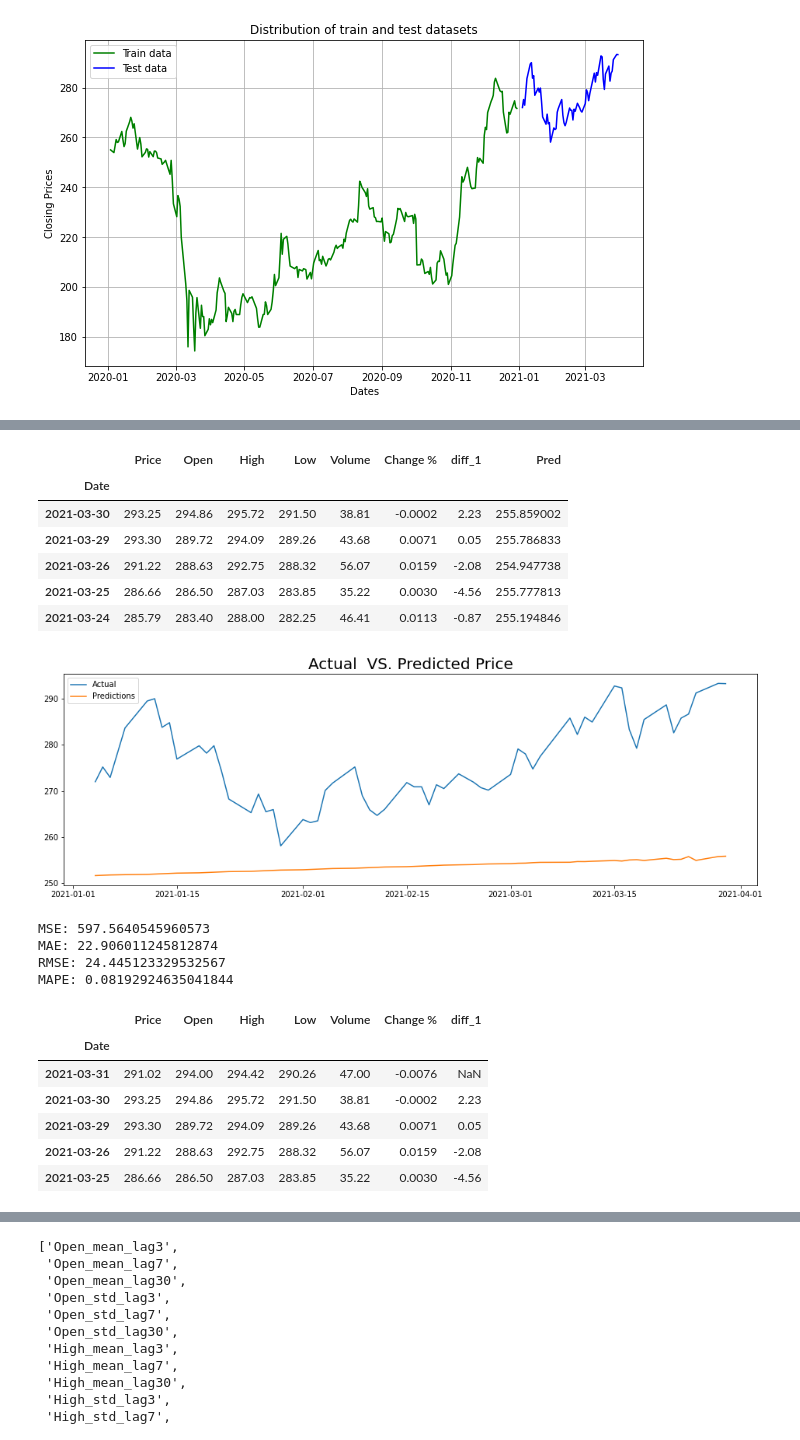
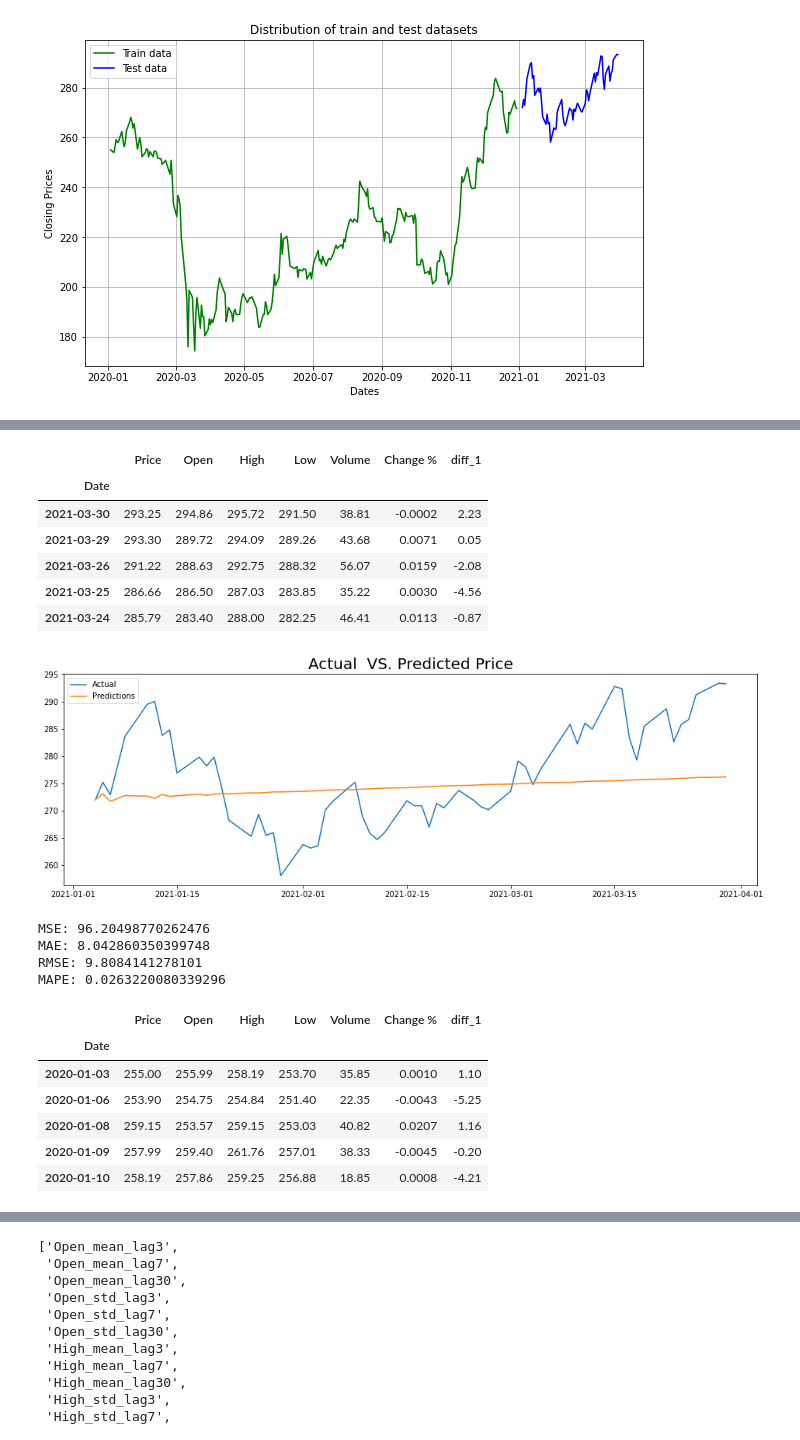
Before and after one commit to vidya2901/6xaaiwlajue4FqST, a Jupyter notebook: ValueInvestor-Stockmarket-Forecasting-Copy1.ipynb, the cells around one changed output, grey strips where cells are left out. Cells and saved outputs as stored; diff of their text form; code cells hidden in the pictures.

```diff
--- a/ValueInvestor-Stockmarket-Forecasting-Copy1.ipynb
+++ b/ValueInvestor-Stockmarket-Forecasting-Copy1.ipynb
@@ -355,7 +353,7 @@ plt.legend()
 <matplotlib.legend.Legend at 0x...>
 [figure]
 # %%
-arima_model = pm.auto_arima(train_rus['Price'], start_p=1, start_q=1, test='adf', max_p=6, max_q=6,
+arima_model = pm.auto_arima(train_rus['Price'].sort_index(), start_p=1, start_q=1, test='adf', max_p=6, max_q=6,
                       m=1, d=None, seasonal=False, start_P=0, D=1, trace=False, error_action='ignore',
                       suppress_warnings=True, stepwise=False)
 # %%
@@ -363,15 +381,17 @@ y_pred = arima_model.predict(len(test_rus['Price']))
+# %%
+test_new = test_rus.sort_index()
 # %%
-test_rus['Pred'] = y_pred.values
+test_new['Pred'] = y_pred.values
 # %%
 test_rus.head()
 # %% [output]
-|  | Price | Open | High | Low | Volume | Change % | diff_1 | Pred |
-| Date |  |  |  |  |  |  |  |  |
-| 2021-03-30 | 293.25 | 294.86 | 295.72 | 291.50 | 38.81 | -0.0002 | 2.23 | 255.859002 |
-| 2021-03-29 | 293.30 | 289.72 | 294.09 | 289.26 | 43.68 | 0.0071 | 0.05 | 255.786833 |
-| 2021-03-26 | 291.22 | 288.63 | 292.75 | 288.32 | 56.07 | 0.0159 | -2.08 | 254.947738 |
-| 2021-03-25 | 286.66 | 286.50 | 287.03 | 283.85 | 35.22 | 0.0030 | -4.56 | 255.777813 |
-| 2021-03-24 | 285.79 | 283.40 | 288.00 | 282.25 | 46.41 | 0.0113 | -0.87 | 255.194846 |
+|  | Price | Open | High | Low | Volume | Change % | diff_1 |
+| Date |  |  |  |  |  |  |  |
+| 2021-03-30 | 293.25 | 294.86 | 295.72 | 291.50 | 38.81 | -0.0002 | 2.23 |
+| 2021-03-29 | 293.30 | 289.72 | 294.09 | 289.26 | 43.68 | 0.0071 | 0.05 |
+| 2021-03-26 | 291.22 | 288.63 | 292.75 | 288.32 | 56.07 | 0.0159 | -2.08 |
+| 2021-03-25 | 286.66 | 286.50 | 287.03 | 283.85 | 35.22 | 0.0030 | -4.56 |
+| 2021-03-24 | 285.79 | 283.40 | 288.00 | 282.25 | 46.41 | 0.0113 | -0.87 |
 # %%
 def actual_prediction_plot(actual, prediction):
     plt.figure(figsize=(16, 5))
@@ -380,36 +400,36 @@ def actual_prediction_plot(actual, prediction):
     plt.title('Actual  VS. Predicted Price', fontsize=20)
     plt.legend();
 # %%
-actual_prediction_plot(test_rus['Price'], test_rus['Pred'])
+actual_prediction_plot(test_rus['Price'], test_new['Pred'])
 # %% [output]
-[figure, old version]
+[figure, new version]
 # %%
-mse = mean_squared_error(test_rus['Price'], test_rus['Pred'])
+mse = mean_squared_error(test_rus['Price'], test_new['Pred'])
 print('MSE: '+str(mse))
-mae = mean_absolute_error(test_rus['Price'], test_rus['Pred'])
+mae = mean_absolute_error(test_rus['Price'], test_new['Pred'])
 print('MAE: '+str(mae))
-rmse = math.sqrt(mean_squared_error(test_rus['Price'], test_rus['Pred']))
+rmse = math.sqrt(mean_squared_error(test_rus['Price'], test_new['Pred']))
 print('RMSE: '+str(rmse))
-mape = np.mean(np.abs(test_rus['Pred'] - test_rus['Price'])/np.abs(test_rus['Price']))
+mape = np.mean(np.abs(test_new['Pred'] - test_rus['Price'])/np.abs(test_rus['Price']))
 print('MAPE: '+str(mape))
 # %% [output]
-MSE: 597.5640545960573
-MAE: 22.906011245812874
-RMSE: 24.445123329532567
-MAPE: 0.08192924635041844
+MSE: 96.20498770262476
+MAE: 8.042860350399748
+RMSE: 9.8084141278101
+MAPE: 0.0263220080339296
 # %%
 #arimax
 # %%
-df1_russia=df_russia.copy()
+df1_russia=df_russia.copy().sort_index()
 df1_russia.head()
 # %% [output]
 |  | Price | Open | High | Low | Volume | Change % | diff_1 |
 | Date |  |  |  |  |  |  |  |
-| 2021-03-31 | 291.02 | 294.00 | 294.42 | 290.26 | 47.00 | -0.0076 | NaN |
-| 2021-03-30 | 293.25 | 294.86 | 295.72 | 291.50 | 38.81 | -0.0002 | 2.23 |
-| 2021-03-29 | 293.30 | 289.72 | 294.09 | 289.26 | 43.68 | 0.0071 | 0.05 |
-| 2021-03-26 | 291.22 | 288.63 | 292.75 | 288.32 | 56.07 | 0.0159 | -2.08 |
-| 2021-03-25 | 286.66 | 286.50 | 287.03 | 283.85 | 35.22 | 0.0030 | -4.56 |
+| 2020-01-03 | 255.00 | 255.99 | 258.19 | 253.70 | 35.85 | 0.0010 | 1.10 |
+| 2020-01-06 | 253.90 | 254.75 | 254.84 | 251.40 | 22.35 | -0.0043 | -5.25 |
+| 2020-01-08 | 259.15 | 253.57 | 259.15 | 253.03 | 40.82 | 0.0207 | 1.16 |
+| 2020-01-09 | 257.99 | 259.40 | 261.76 | 257.01 | 38.33 | -0.0045 | -0.20 |
+| 2020-01-10 | 258.19 | 257.86 | 259.25 | 256.88 | 18.85 | 0.0008 | -4.21 |
 # %%
 df1_russia.reset_index(inplace=True)
 df1_russia.head()
```
Also changed, not shown: parts of 56 cells of this notebook.
